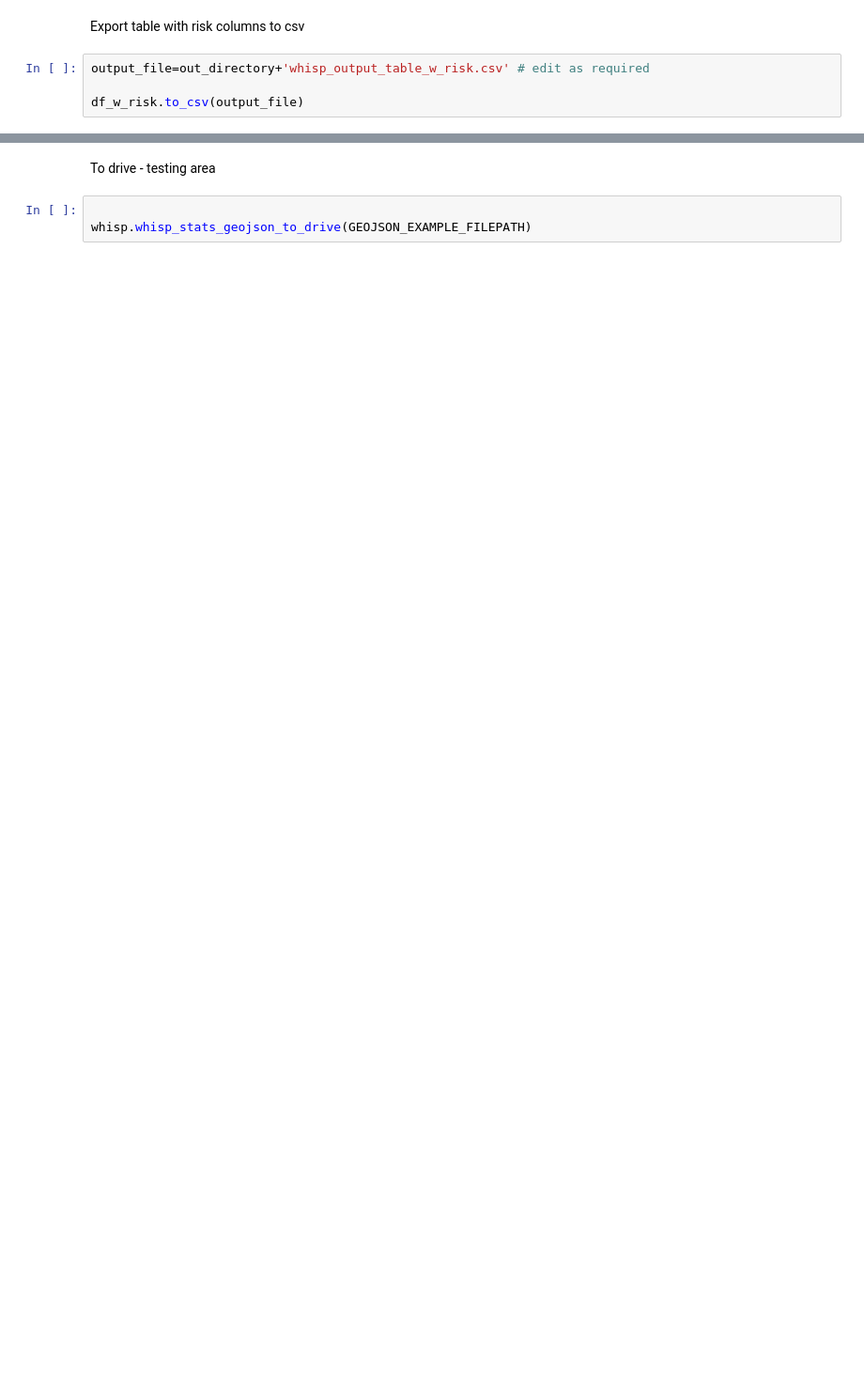
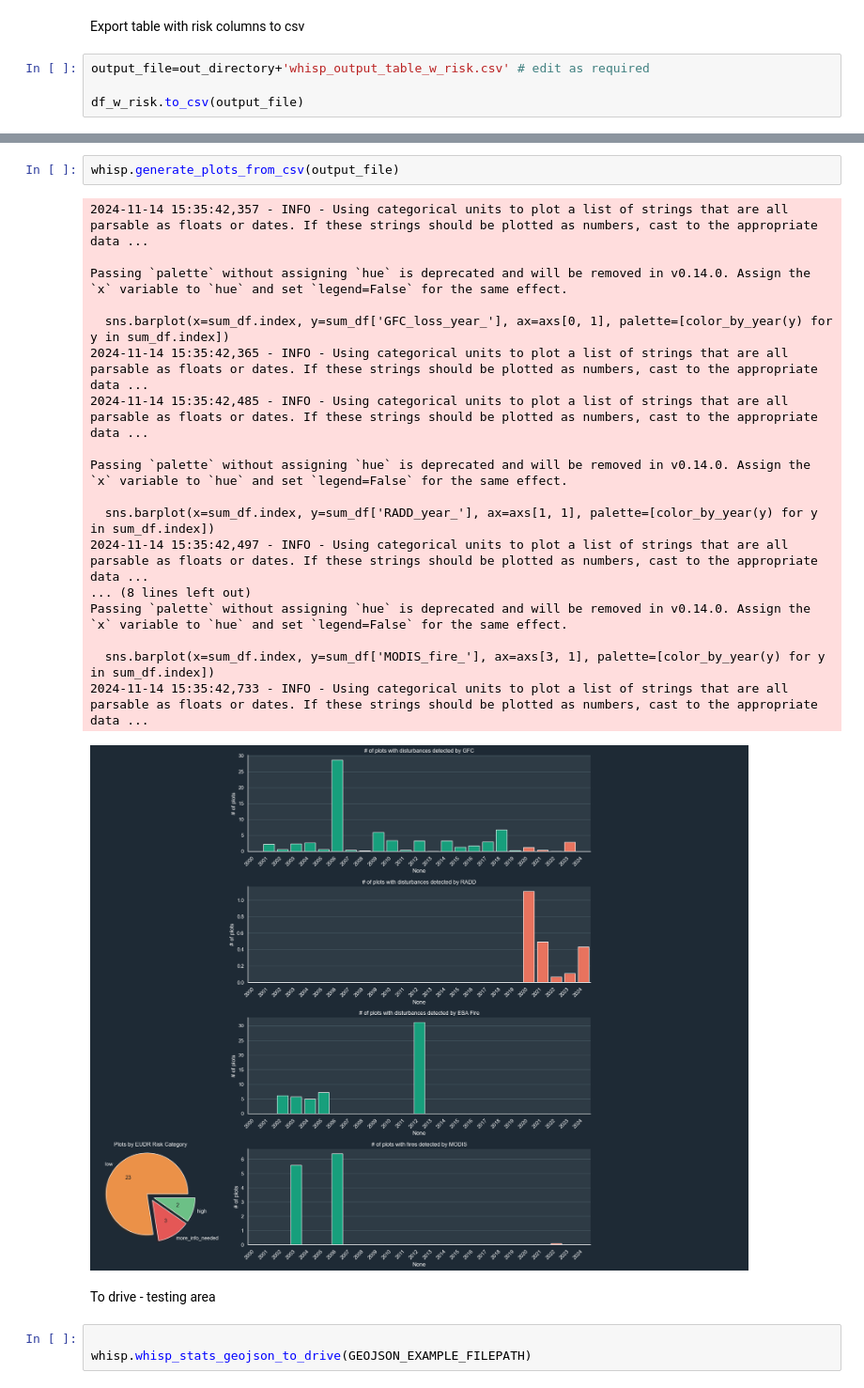
Before and after one commit to forestdatapartnership/whisp, a Jupyter notebook: notebooks/working_file_whisp_feature_collection.ipynb, the cells around one changed output, grey strips where cells are left out. Shown at 94% size. Cells and saved outputs as stored; diff of their text form; blank space fills up the shorter version.

```diff
--- a/notebooks/working_file_whisp_feature_collection.ipynb
+++ b/notebooks/working_file_whisp_feature_collection.ipynb
@@ -115,3 +133,24 @@ df_w_risk.to_csv(output_file)
+# %%
+whisp.generate_plots_from_csv(output_file)
+# %% [output]
+2024-11-14 15:35:42,357 - INFO - Using categorical units to plot a list of strings that are all parsable as floats or dates. If these strings should be plotted as numbers, cast to the appropriate data ...
+
+Passing `palette` without assigning `hue` is deprecated and will be removed in v0.14.0. Assign the `x` variable to `hue` and set `legend=False` for the same effect.
+
+  sns.barplot(x=sum_df.index, y=sum_df['GFC_loss_year_'], ax=axs[0, 1], palette=[color_by_year(y) for y in sum_df.index])
+2024-11-14 15:35:42,365 - INFO - Using categorical units to plot a list of strings that are all parsable as floats or dates. If these strings should be plotted as numbers, cast to the appropriate data ...
+2024-11-14 15:35:42,485 - INFO - Using categorical units to plot a list of strings that are all parsable as floats or dates. If these strings should be plotted as numbers, cast to the appropriate data ...
+
+Passing `palette` without assigning `hue` is deprecated and will be removed in v0.14.0. Assign the `x` variable to `hue` and set `legend=False` for the same effect.
+
+  sns.barplot(x=sum_df.index, y=sum_df['RADD_year_'], ax=axs[1, 1], palette=[color_by_year(y) for y in sum_df.index])
+2024-11-14 15:35:42,497 - INFO - Using categorical units to plot a list of strings that are all parsable as floats or dates. If these strings should be plotted as numbers, cast to the appropriate data ...
+... (8 lines left out)
+Passing `palette` without assigning `hue` is deprecated and will be removed in v0.14.0. Assign the `x` variable to `hue` and set `legend=False` for the same effect.
+
+  sns.barplot(x=sum_df.index, y=sum_df['MODIS_fire_'], ax=axs[3, 1], palette=[color_by_year(y) for y in sum_df.index])
+2024-11-14 15:35:42,733 - INFO - Using categorical units to plot a list of strings that are all parsable as floats or dates. If these strings should be plotted as numbers, cast to the appropriate data ...
+[figure, added]
 # %% [markdown]
 To drive - testing area
 # %%
```
Also changed, not shown: parts of 16 cells of this notebook, 15 other files.
